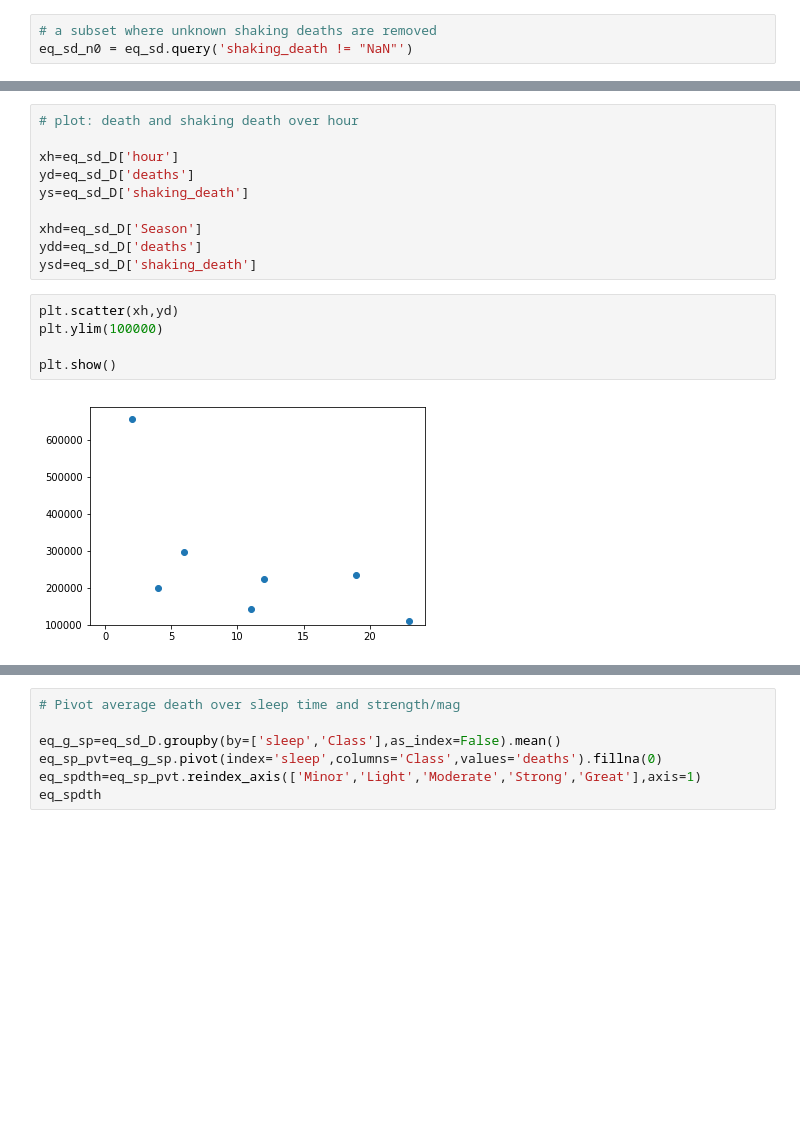
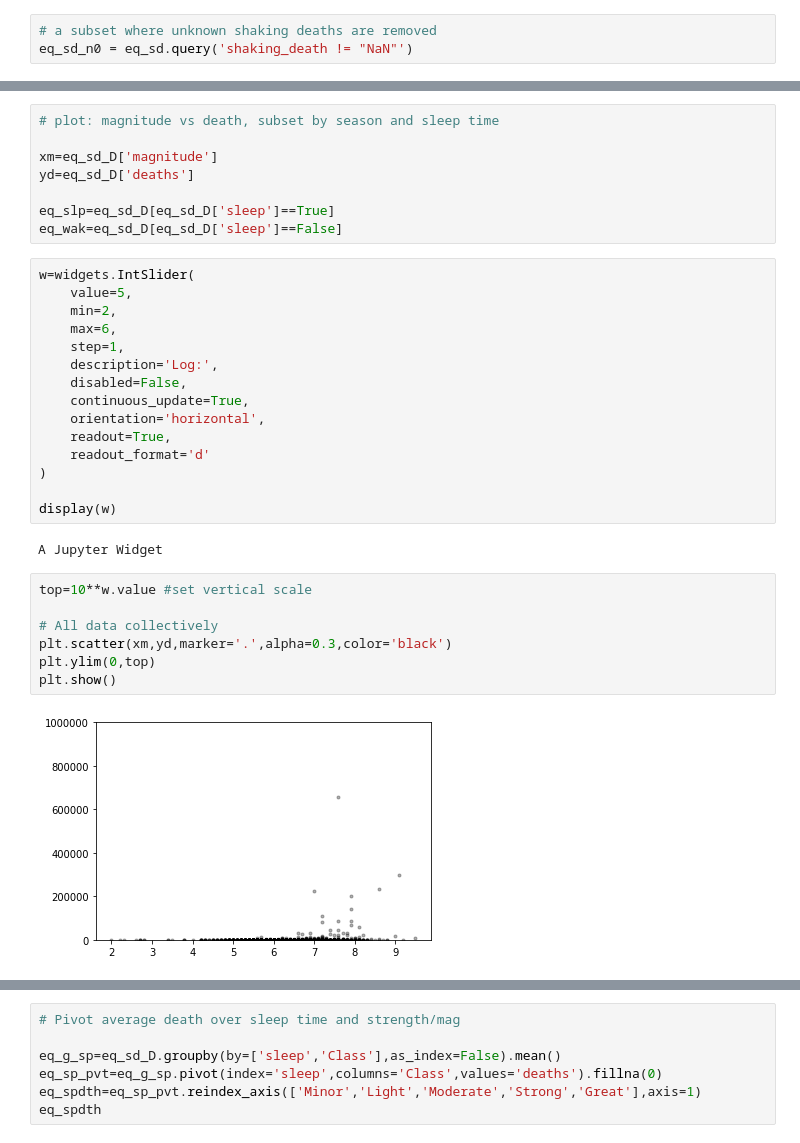
Before and after one commit to shrutijalewar/data-question-3-xtreme-united, a Jupyter notebook: quake.ipynb, the cells around one changed output, grey strips where cells are left out. Cells and saved outputs as stored; diff of their text form; blank space fills up the shorter version.

```diff
--- a/quake.ipynb
+++ b/quake.ipynb
@@ -332,17 +344,34 @@ eq_sd_n0 = eq_sd.query('shaking_death != "NaN"')
 # %%
-# plot: death and shaking death over hour
+# plot: magnitude vs death, subset by season and sleep time
 
-xh=eq_sd_D['hour']
+xm=eq_sd_D['magnitude']
 yd=eq_sd_D['deaths']
-ys=eq_sd_D['shaking_death']
 
-xhd=eq_sd_D['Season']
-ydd=eq_sd_D['deaths']
-ysd=eq_sd_D['shaking_death']
+eq_slp=eq_sd_D[eq_sd_D['sleep']==True]
+eq_wak=eq_sd_D[eq_sd_D['sleep']==False]
-# %%
-plt.scatter(xh,yd)
-plt.ylim(100000)
-
-plt.show()
-# %% [output]
-[figure, removed]
+# %%
+w=widgets.IntSlider(
+    value=5,
+    min=2,
+    max=6,
+    step=1,
+    description='Log:',
+    disabled=False,
+    continuous_update=True,
+    orientation='horizontal',
+    readout=True,
+    readout_format='d'
+)
+
+display(w)
+# %% [output]
+A Jupyter Widget
+# %%
+top=10**w.value #set vertical scale
+
+# All data collectively
+plt.scatter(xm,yd,marker='.',alpha=0.3,color='black')
+plt.ylim(0,top)
+plt.show()
+# %% [output]
+[figure, added]
```
Also changed, not shown: parts of 14 cells of this notebook.
